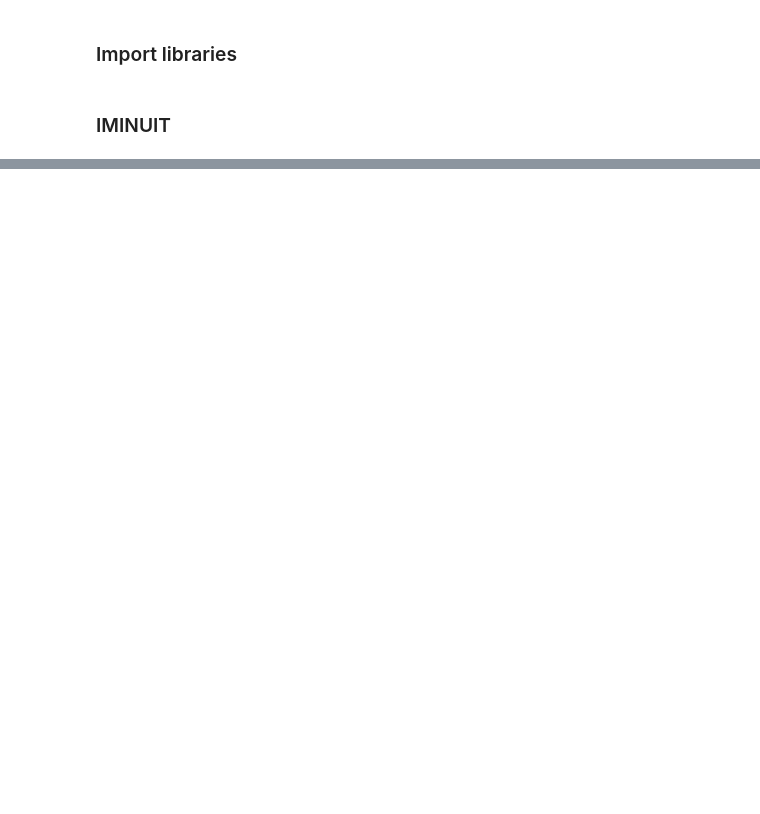
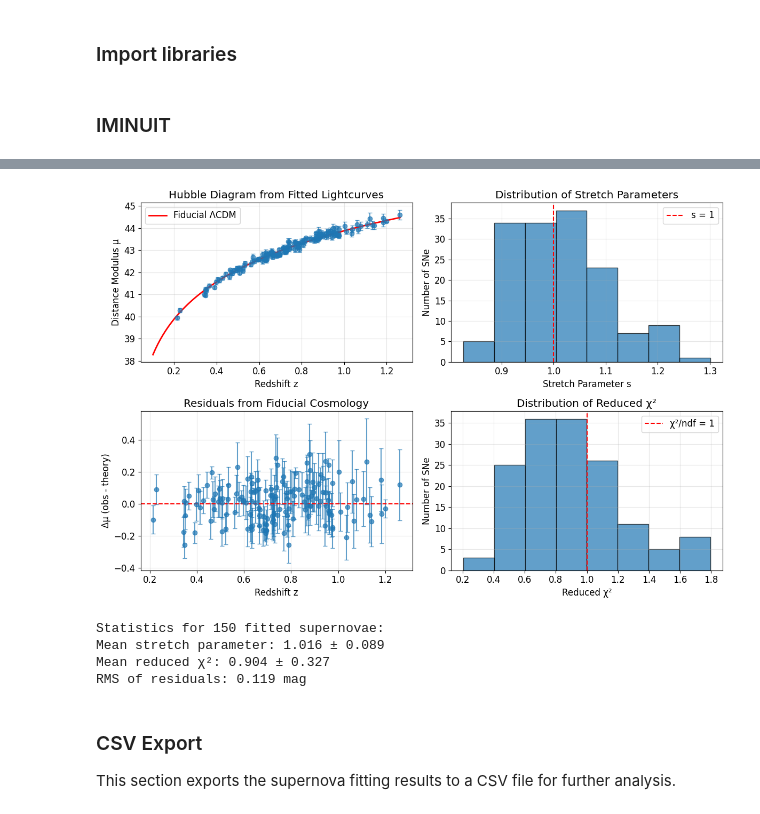
Before and after one commit to aminemahd13/EI-cosmo-A, a Jupyter notebook: SN3/amine.ipynb, the cells around one changed output, grey strips where cells are left out. Saved outputs shown, nothing was run; the diff lists cells and outputs as text; code cells hidden in the pictures; blank space fills up the shorter version.

```diff
--- a/SN3/amine.ipynb
+++ b/SN3/amine.ipynb
@@ -318,3 +228,79 @@ Parameter ranges:
+# %%
+# Create Hubble Diagram from fitted distance moduli
+if fitting_results:
+    # Extract data for plotting
+    redshifts_fitted = [r['redshift'] for r in fitting_results]
+    mu_fitted = [r['mu'] for r in fitting_results]
+    mu_err_fitted = [r['mu_err'] for r in fitting_results]
+    stretch_fitted = [r['s'] for r in fitting_results]
+
+    # Plot Hubble Diagram
+    figure(figsize=(12, 8))
+
+    subplot(2, 2, 1)
+    errorbar(redshifts_fitted, mu_fitted, yerr=mu_err_fitted, fmt='o',
+             capsize=3, markersize=6, alpha=0.7)
+    xlabel('Redshift z')
+    ylabel('Distance Modulus μ')
+    title('Hubble Diagram from Fitted Lightcurves')
+    grid(True, alpha=0.3)
+
+    # Compare with theoretical prediction
+    z_theory = np.linspace(0.1, max(redshifts_fitted), 100)
+    mu_theory = cs.musn1a(z_theory, cosmo_pars)
+    plot(z_theory, mu_theory, 'r-', label='Fiducial ΛCDM', linewidth=2)
+    legend()
+
+    # Plot stretch parameter distribution
+    subplot(2, 2, 2)
+    hist(stretch_fitted, bins=8, alpha=0.7, edgecolor='black')
+    xlabel('Stretch Parameter s')
+    ylabel('Number of SNe')
+    title('Distribution of Stretch Parameters')
+    axvline(1.0, color='red', linestyle='--', label='s = 1')
+    legend()
+    grid(True, alpha=0.3)
+
+    # Plot residuals from fiducial cosmology
+    subplot(2, 2, 3)
+    mu_theory_at_z = cs.musn1a(np.array(redshifts_fitted), cosmo_pars)
+    residuals = np.array(mu_fitted) - mu_theory_at_z
+    errorbar(redshifts_fitted, residuals, yerr=mu_err_fitted, fmt='o',
+             capsize=3, markersize=6, alpha=0.7)
+    axhline(0, color='red', linestyle='--')
+    xlabel('Redshift z')
+    ylabel('Δμ (obs - theory)')
+    title('Residuals from Fiducial Cosmology')
+    grid(True, alpha=0.3)
+
+    # Plot χ² distribution
+    subplot(2, 2, 4)
+    chi2_reduced = [r['chi2_reduced'] for r in fitting_results if np.isfinite(r['chi2_reduced'])]
+    hist(chi2_reduced, bins=8, alpha=0.7, edgecolor='black')
+    xlabel('Reduced χ²')
+    ylabel('Number of SNe')
+    title('Distribution of Reduced χ²')
+    axvline(1.0, color='red', linestyle='--', label='χ²/ndf = 1')
+    legend()
+    grid(True, alpha=0.3)
+
+    tight_layout()
+    show()
+
+    # Print statistics
+    print(f"\nStatistics for {len(fitting_results)} fitted supernovae:")
+    print(f"Mean stretch parameter: {np.mean(stretch_fitted):.3f} ± {np.std(stretch_fitted):.3f}")
+    print(f"Mean reduced χ²: {np.mean(chi2_reduced):.3f} ± {np.std(chi2_reduced):.3f}")
+    print(f"RMS of residuals: {np.sqrt(np.mean(residuals**2)):.3f} mag")
+# %% [output]
+[figure, added]
+Statistics for 150 fitted supernovae:
+Mean stretch parameter: 1.016 ± 0.089
+Mean reduced χ²: 0.904 ± 0.327
+RMS of residuals: 0.119 mag
+# %% [markdown]
+### CSV Export
+This section exports the supernova fitting results to a CSV file for further analysis.
 # %%
 # Export results to CSV file
 if fitting_results:
```
Also changed, not shown: parts of 7 cells of this notebook, 6 other files.
